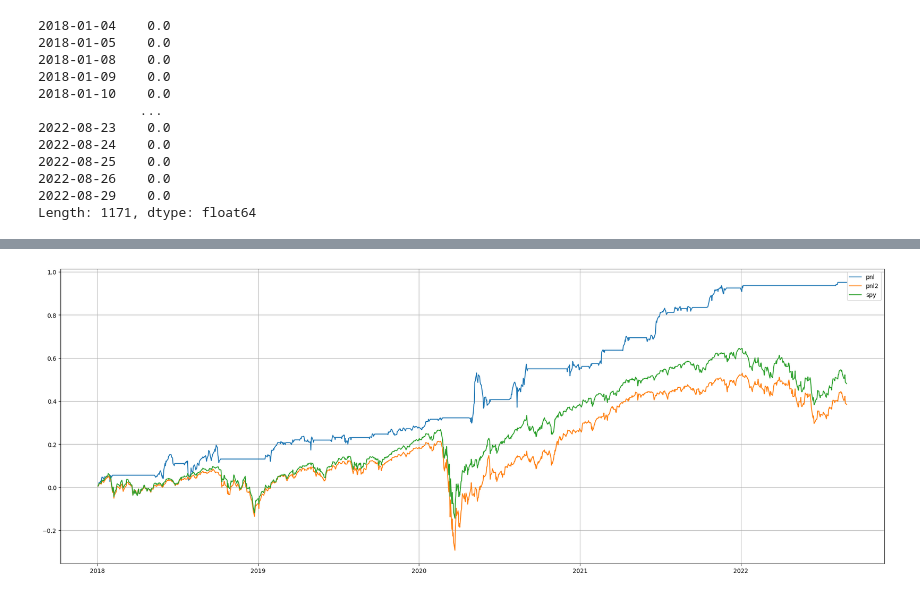
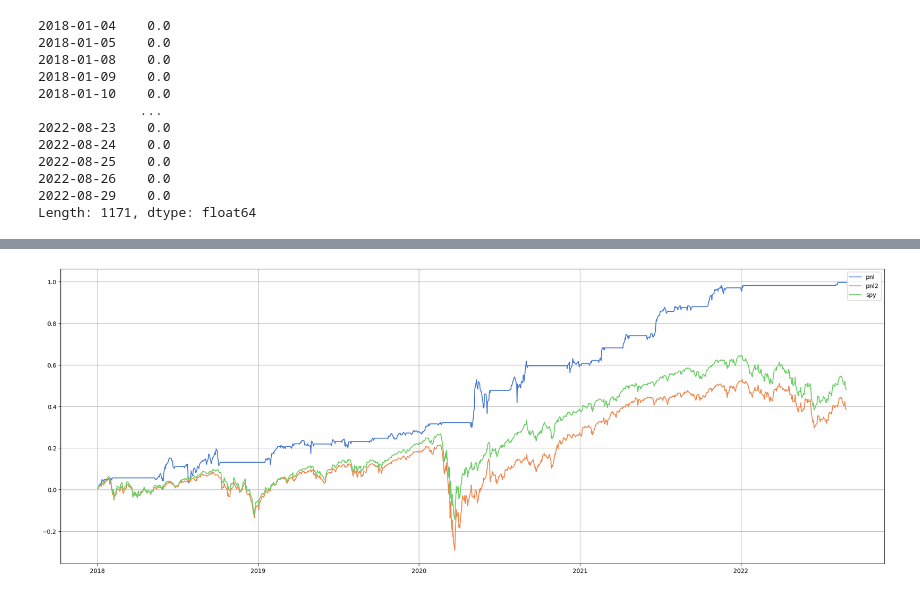
Before and after one commit to ywang408/ml_portfolio_optimization, a Jupyter notebook: 00-Backtest.ipynb, the cells around one changed output, grey strips where cells are left out. Cells and saved outputs as stored; diff of their text form; code cells hidden in the pictures.

Commit message:
refactor backtest parts

```diff
--- a/00-Backtest.ipynb
+++ b/00-Backtest.ipynb
@@ -69,11 +81,12 @@ stocks.head()
 # %%
 # a simple strategy
 def strategy(states):
+
     tail15 = states.tail(10)
-    tail7 = states.tail(5)
+    tail5 = states.tail(5)
 #     print(tail7)
     c_count = int(tail15[tail15=='cris'].count())
-    b_count = int(tail7[tail7=='bear'].count())
+    b_count = int(tail5[tail5=='bear'].count())
 #     bull_count = int(tail15[tail15=='bull1'].count()) + int(tail15[tail15=='bull2'].count())
     if states.iloc[-1,:][0]=='cris' or c_count>0:
         return -2
@@ -82,8 +95,10 @@ def strategy(states):
     else:
         return 1
 # %%
-stock_list = list(stocks.columns.to_list())
 def process_weights(w, stock_list):
+    """
+    This function add stocks which weight == 0 to dict
+    """
     s = list(w.keys())
     missing = [x for x in stocks if x not in s]
     missing_w = {key: 0 for key in missing}
@@ -146,5 +168,8 @@ for d in tqdm(date):
 # %%
-position.to_pickle('./data/regime/postion3.pkl')
+# position.to_pickle('./data/regime/postion3.pkl')
+with warnings.catch_warnings():
+    warnings.simplefilter('ignore')
+    position,failed_date = backtest()
 # %%
 failed_date
 # %% [output]
@@ -279,11 +300,11 @@ pnl2 = pnl2.cumsum()
 # %%
 fig = plt.figure(figsize=(25,9))
 colors = sns.color_palette("muted", 3)
-plt.plot(pnl, label='pnl')
-plt.plot(pnl2, label = 'pnl2')
-plt.plot(spy, label='spy')
+plt.plot(pnl, label='pnl', color = colors[0])
+plt.plot(pnl2, label = 'pnl2', color = colors[1])
+plt.plot(spy, label='spy', color = colors[2])
 plt.grid()
 plt.legend()
 plt.show()
 # %% [output]
-[figure, old version]
+[figure, new version]
```
Also changed, not shown: parts of 15 cells of this notebook.
